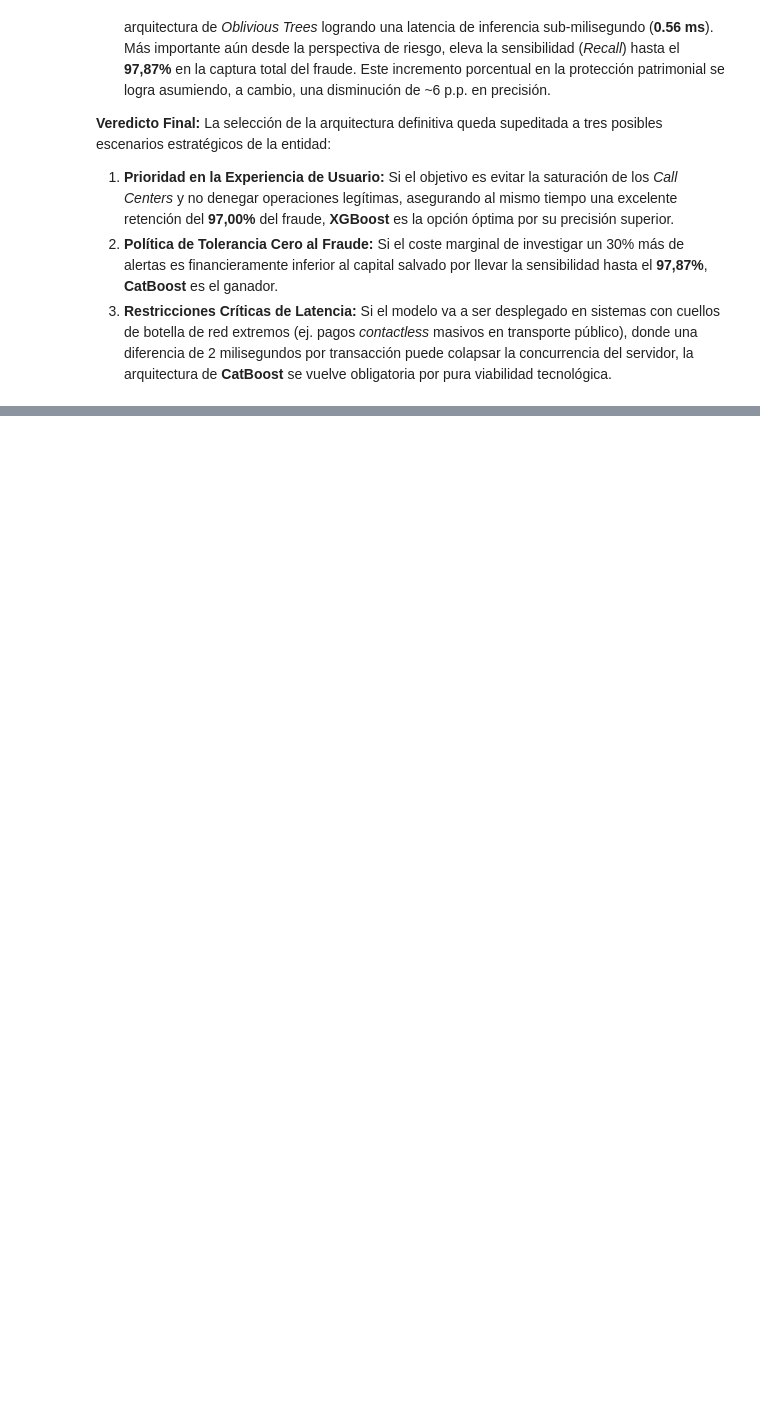
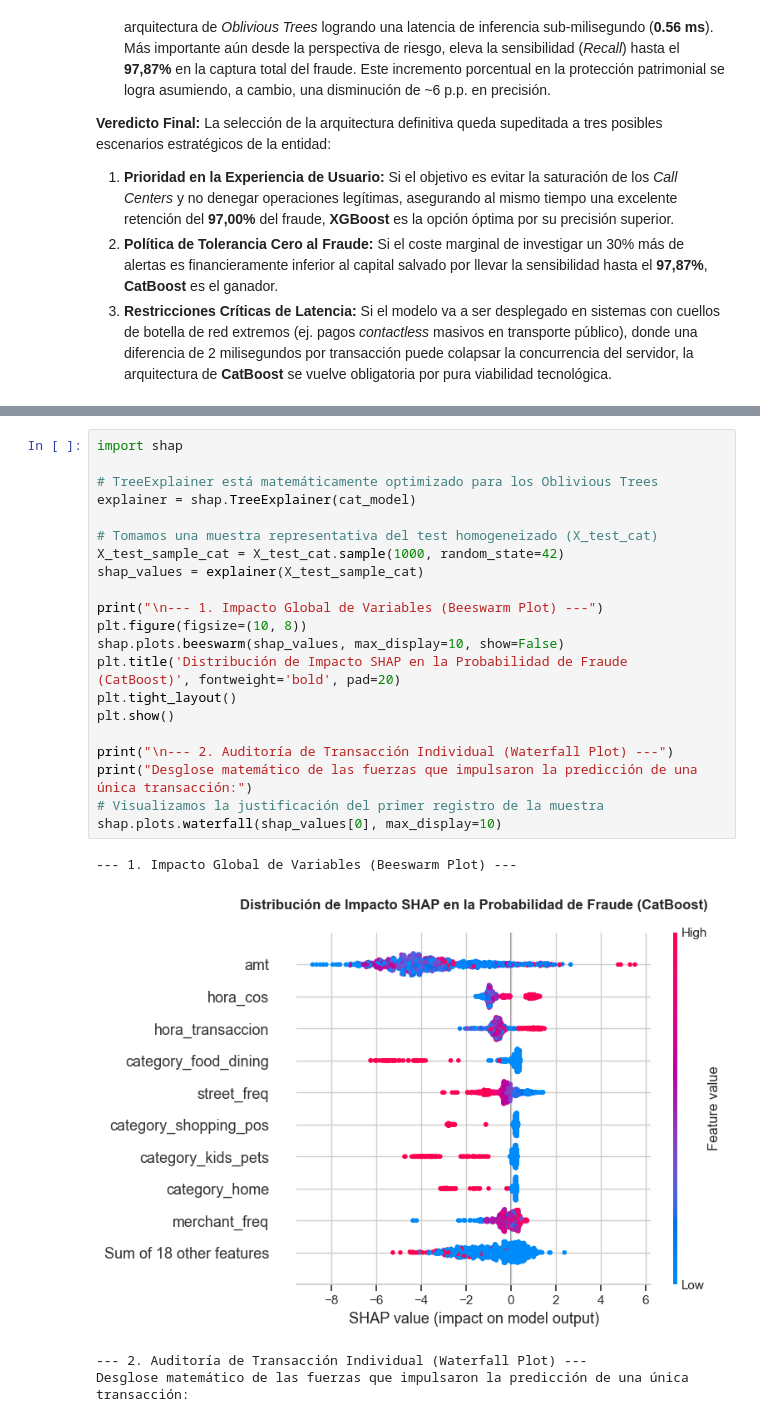
Before and after one commit to MartinHerreraRoncero/Portfolio-data-science, a Jupyter notebook: ML_Credit_Card_Fraud_Detection/notebooks/01_eda_y_features.ipynb, the cells around one changed output, grey strips where cells are left out. Drawn from its saved outputs; the diff is of its cells as text; blank space fills up the shorter version.

Commit message:
Analisis interpretabilidad SHAP

```diff
--- a/ML_Credit_Card_Fraud_Detection/notebooks/01_eda_y_features.ipynb
+++ b/ML_Credit_Card_Fraud_Detection/notebooks/01_eda_y_features.ipynb
@@ -846,0 +853,26 @@ La selección de la arquitectura definitiva queda supeditada a tres posibles esc
+# %%
+import shap
+
+# TreeExplainer está matemáticamente optimizado para los Oblivious Trees
+explainer = shap.TreeExplainer(cat_model)
+
+# Tomamos una muestra representativa del test homogeneizado (X_test_cat)
+X_test_sample_cat = X_test_cat.sample(1000, random_state=42)
+shap_values = explainer(X_test_sample_cat)
+
+print("\n--- 1. Impacto Global de Variables (Beeswarm Plot) ---")
+plt.figure(figsize=(10, 8))
+shap.plots.beeswarm(shap_values, max_display=10, show=False)
+plt.title('Distribución de Impacto SHAP en la Probabilidad de Fraude (CatBoost)', fontweight='bold', pad=20)
+plt.tight_layout()
+plt.show()
+
+print("\n--- 2. Auditoría de Transacción Individual (Waterfall Plot) ---")
+print("Desglose matemático de las fuerzas que impulsaron la predicción de una única transacción:")
+# Visualizamos la justificación del primer registro de la muestra
+shap.plots.waterfall(shap_values[0], max_display=10)
+# %% [output]
+--- 1. Impacto Global de Variables (Beeswarm Plot) ---
+[figure, added]
+--- 2. Auditoría de Transacción Individual (Waterfall Plot) ---
+Desglose matemático de las fuerzas que impulsaron la predicción de una única transacción:
```
Also changed, not shown: parts of 3 cells of this notebook.
